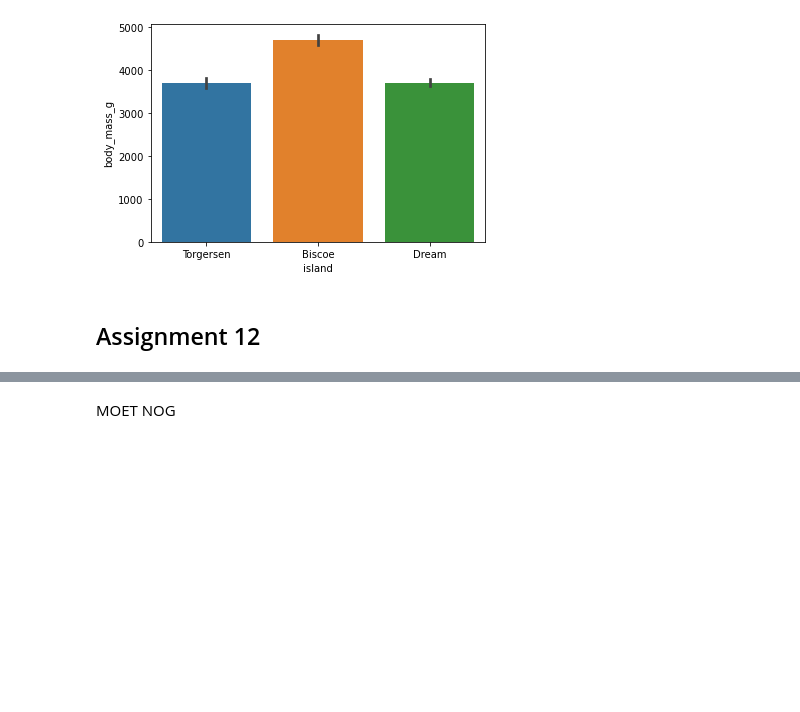
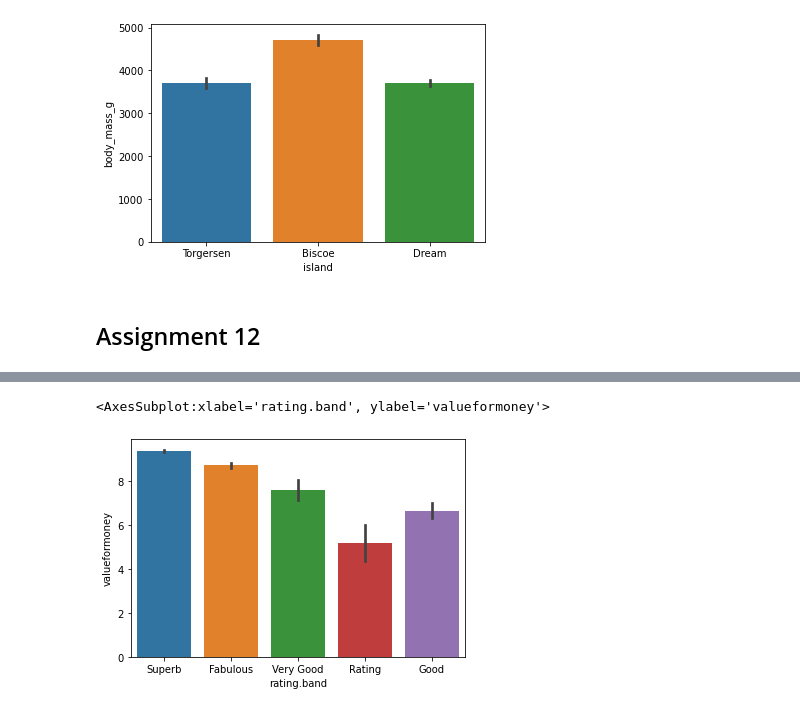
Before and after one commit to Pjiwm/data-science, a Jupyter notebook: assignments/09-14-bivariate-analysis.ipynb, the cells around one changed output, grey strips where cells are left out. Drawn from its saved outputs; the diff is of its cells as text; code cells hidden in the pictures; blank space fills up the shorter version.

```diff
--- a/assignments/09-14-bivariate-analysis.ipynb
+++ b/assignments/09-14-bivariate-analysis.ipynb
@@ -148,2 +148,5 @@ sns.barplot(y="price.from", x="City", data=hostels)
-# %% [markdown]
-MOET NOG
+# %%
+sns.barplot(y="valueformoney", x="rating.band", data=hostels)
+# %% [output]
+<AxesSubplot:xlabel='rating.band', ylabel='valueformoney'>
+[figure, added]
```
Also changed, not shown: parts of 2 cells of this notebook, 6 other files.
